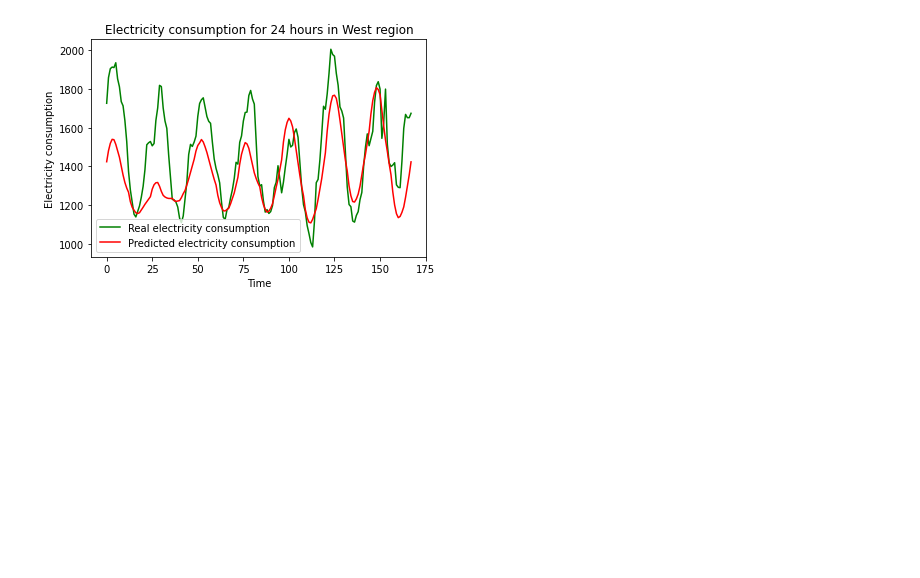
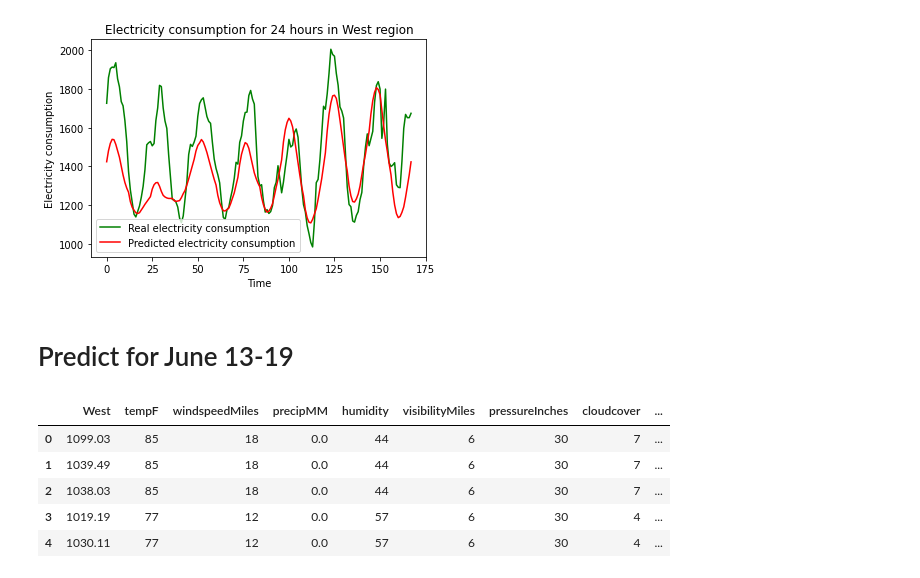
Before and after one commit to pouyashojaei/datathon-code, a Jupyter notebook: West_Forecasting_Yue.ipynb, the cells around one changed output. Cells and saved outputs as stored; diff of their text form; code cells hidden in the pictures; blank space fills up the shorter version.

```diff
--- a/West_Forecasting_Yue.ipynb
+++ b/West_Forecasting_Yue.ipynb
@@ -233,3 +251,5 @@ plt.legend()
 plt.show()
 # %% [output]
 [figure]
+# %% [markdown]
+# Predict for June 13-19
@@ -235,0 +259,13 @@ plt.show()
+# %%
+west_new = pd.read_csv('https://raw.githubusercontent.com/AmLunaW/cleaned-data/main/weather_forecasting_Abilene.csv')
+west_new['West'] = recent_load['West'].values
+test_data_new = west_new.drop(['date_time'], axis=1)
+# test_data_new['Coast'] = recent_load['Coast']
+test_data_new.head()
+# %% [output]
+|  | West | tempF | windspeedMiles | precipMM | humidity | visibilityMiles | pressureInches | cloudcover | ... |
+| 0 | 1099.03 | 85 | 18 | 0.0 | 44 | 6 | 30 | 7 | ... |
+| 1 | 1039.49 | 85 | 18 | 0.0 | 44 | 6 | 30 | 7 | ... |
+| 2 | 1038.03 | 85 | 18 | 0.0 | 44 | 6 | 30 | 7 | ... |
+| 3 | 1019.19 | 77 | 12 | 0.0 | 57 | 6 | 30 | 4 | ... |
+| 4 | 1030.11 | 77 | 12 | 0.0 | 57 | 6 | 30 | 4 | ... |
```
Also changed, not shown: parts of 14 cells of this notebook.
